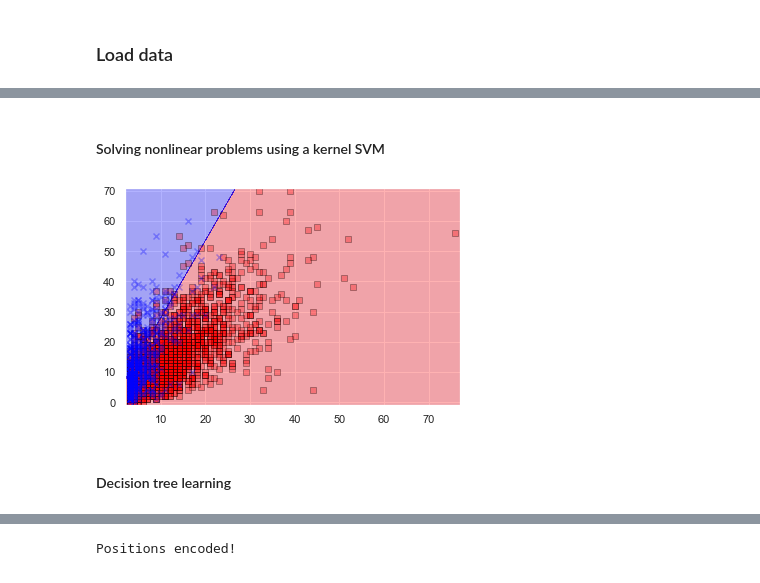
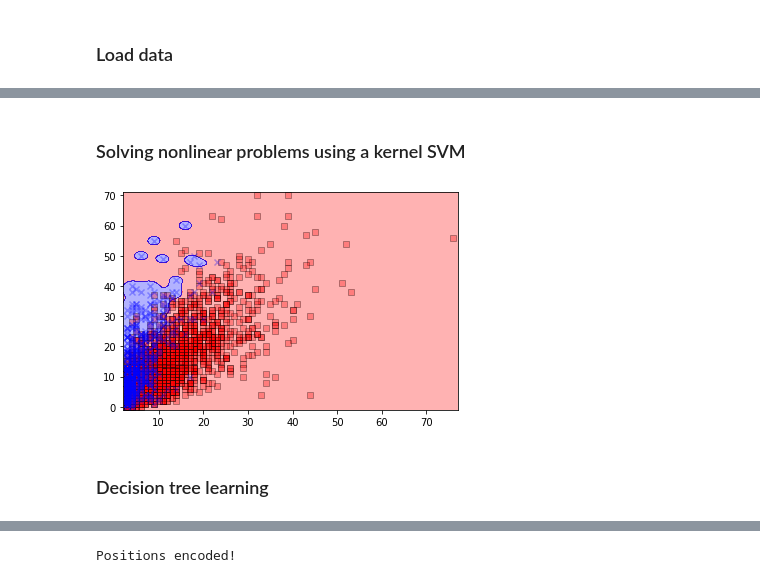
Before and after one commit to stepan-o/nhl_draft, a Jupyter notebook: notebooks/modeling/most-goals-rookie-one-season_modeling.ipynb, the cells around one changed output, grey strips where cells are left out. Saved outputs shown, nothing was run; the diff lists cells and outputs as text; code cells hidden in the pictures.

Commit message:
re-generated decision boundary plots

```diff
--- a/notebooks/modeling/most-goals-rookie-one-season_modeling.ipynb
+++ b/notebooks/modeling/most-goals-rookie-one-season_modeling.ipynb
@@ -12,18 +12,14 @@ For details, see notebook `notebooks/feature_extraction/nhl_api.ipynb`.
 ## Preparations
 ### Import dependencies
 # %%
-import matplotlib.pyplot as plt
-import seaborn as sns
-import numpy as np
 import pandas as pd
-from time import time
 import os
-from matplotlib.colors import ListedColormap
+from pydotplus import graph_from_dot_data
 from sklearn.preprocessing import LabelEncoder
 from sklearn.linear_model import Perceptron
 from sklearn.linear_model import LogisticRegression
 from sklearn.svm import SVC
-from sklearn.tree import DecisionTreeClassifier
+from sklearn.tree import DecisionTreeClassifier, export_graphviz
 from sklearn.ensemble import RandomForestClassifier
 from sklearn.neighbors import KNeighborsClassifier
 from sklearn.metrics import accuracy_score
@@ -33,7 +29,6 @@ os.chdir('Documents/repos/nhl_draft/') # might need to comment this out
 from src.io_utils import csv_to_df_rec
 from src.plot_utils import plot_decision_regions
 
-sns.set()
 os.listdir()
 # %% [output]
 ['.git',
@@ -128,13 +125,13 @@ plot_decision_regions(df, xcol1, xcol2, ycol, classifier=model, alpha=0.3)
 # %% [markdown]
-#### Solving nonlinear problems using a kernel SVM
+### Solving nonlinear problems using a kernel SVM
 # %%
 model = SVC(kernel='rbf', random_state=1, gamma=0.2, C=1.0)
 model.fit(X, y)
-plot_decision_regions(df, 'goals', 'assists', 'def', classifier=model, alpha=0.3)
+plot_decision_regions(df, xcol1, xcol2, ycol, classifier=model, alpha=0.3)
 # %% [output]
-[figure, old version]
+[figure, new version]
 # %% [markdown]
-#### Decision tree learning
+### Decision tree learning
 # %%
 model = DecisionTreeClassifier(criterion='gini',
                                max_depth=4,
```
Also changed, not shown: parts of 22 cells of this notebook.
